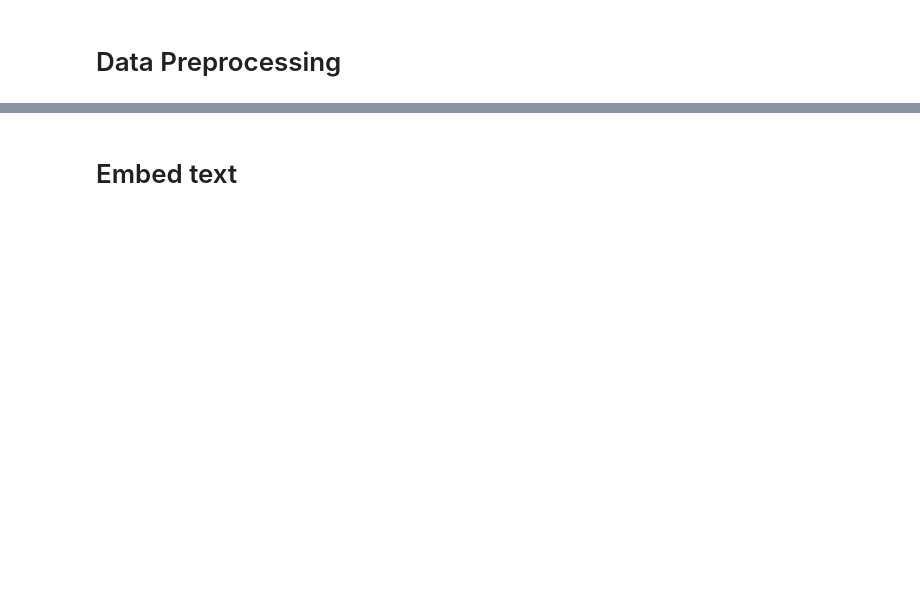
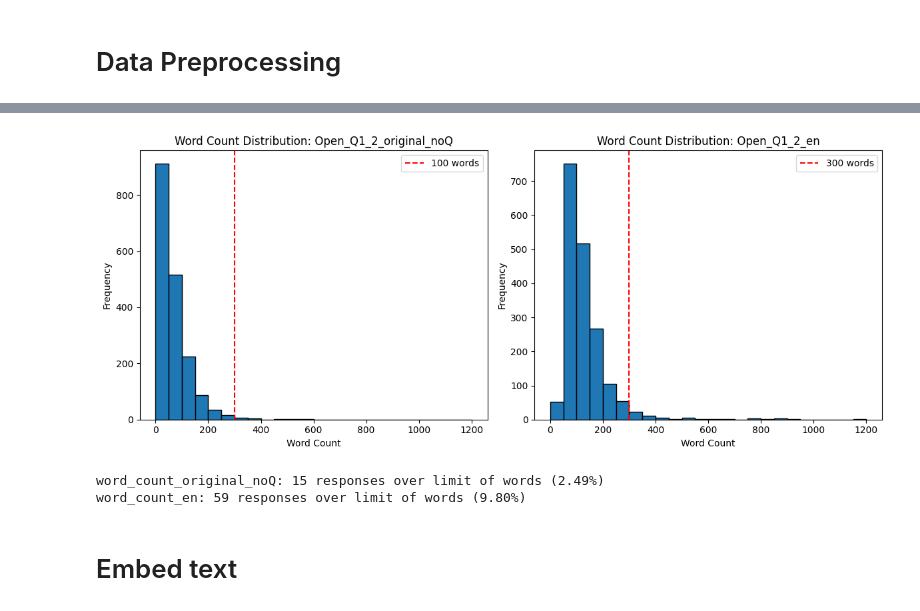
Before and after one commit to vvader24/WJC, a Jupyter notebook: Will/Wave 1/multilingual_tm.ipynb, the cells around one changed output, grey strips where cells are left out. Cells and saved outputs as stored; diff of their text form; code cells hidden in the pictures; blank space fills up the shorter version.

```diff
--- a/Will/Wave 1/multilingual_tm.ipynb
+++ b/Will/Wave 1/multilingual_tm.ipynb
@@ -4,7 +4,7 @@
 import pandas as pd
 
 # Load data
-df = pd.read_csv("/Users/willjettinghoff/Desktop/Wise Jugement/Prelim Data/WJC_firstwave_merged_with_original.csv")
+df = pd.read_csv("/Users/willjettinghoff/Desktop/WiseJudgement/Prelim Data/WJC_firstwave_merged_with_original.csv")
 
 # Define prompts
 prompts = [
@@ -135,6 +135,17 @@ df = (
 df = concatenate_open_responses(df, prefix='original')
 df = concatenate_open_responses(df, prefix='en')
 
+# Create versions of Q1+Q2 without prompt text
+df['Open_Q1_2_original_noQ'] = (
+    df['Open_1_original'].fillna('<NA>') + " " +
+    df['Open_2_original'].fillna('<NA>')
+).str.replace(r'\s+', ' ', regex=True).str.strip()
+
+df['Open_Q1_2_en_noQ'] = (
+    df['Open_1_en'].fillna('<NA>') + " " +
+    df['Open_2_en'].fillna('<NA>')
+).str.replace(r'\s+', ' ', regex=True).str.strip()
+
 import re
 
 def clean_text(text):
@@ -155,7 +166,8 @@ columns_to_clean = [ # this is all the text variables, group by type (original l
     'Open_4_original', 'Open_5_original', 'Open_6_original', 'Open_7_original',
     'Norm_Q', 'Open_1_en', 'Open_2_en', 'Open_3_en', 'Open_4_en',
     'Open_5_en', 'Open_6_en', 'Open_7_en', 'all_open_original',
-    'Open_Q1_2_original', 'all_open_en', 'Open_Q1_2_en'
+    'Open_Q1_2_original', 'all_open_en', 'Open_Q1_2_en',
+    'Open_Q1_2_original_noQ', 'Open_Q1_2_en_noQ'
 ]
 
 df[columns_to_clean] = df[columns_to_clean].applymap(clean_text)
@@ -181,3 +193,49 @@ dtypes: bool(1), float64(2), int64(2), object(80)
 memory usage: 1.2+ MB
+# %%
+df[['Open_Q1_2_original_noQ', 'Open_Q1_2_en']].apply(lambda col: col.str.split().str.len())
+
+
+df['word_count_original_noQ'], df['word_count_en'] = (
+    df['Open_Q1_2_original_noQ'].str.split().str.len(),
+    df['Open_Q1_2_en'].str.split().str.len()
+)
+
+import matplotlib.pyplot as plt
+import numpy as np
+
+bins = np.arange(0, max(df['word_count_original_noQ'].max(), df['word_count_en'].max()) + 50, 50)
+
+plt.figure(figsize=(12, 5))
+
+# Histogram for original language
+plt.subplot(1, 2, 1)
+plt.hist(df['word_count_original_noQ'].dropna(), bins=bins, edgecolor='black')
+plt.axvline(300, color='red', linestyle='--', label='100 words')
+plt.title('Word Count Distribution: Open_Q1_2_original_noQ')
+plt.xlabel('Word Count')
+plt.ylabel('Frequency')
+plt.legend()
+
+# Histogram for English translation
+plt.subplot(1, 2, 2)
+plt.hist(df['word_count_en'].dropna(), bins=bins, edgecolor='black')
+plt.axvline(300, color='red', linestyle='--', label='300 words')
+plt.title('Word Count Distribution: Open_Q1_2_en')
+plt.xlabel('Word Count')
+plt.ylabel('Frequency')
+plt.legend()
+
+plt.tight_layout()
+plt.show()
+
+for col in ['word_count_original_noQ', 'word_count_en']:
+    total = df[col].notna().sum()
+    over_384 = (df[col] > 300).sum()
+    pct_over_384 = over_384 / total * 300 if total > 0 else 0
+    print(f"{col}: {over_384} responses over limit of words ({pct_over_384:.2f}%)")
+# %% [output]
+[figure, added]
+word_count_original_noQ: 15 responses over limit of words (2.49%)
+word_count_en: 59 responses over limit of words (9.80%)
 # %% [markdown]
 # Embed text
```
Also changed, not shown: parts of 11 cells of this notebook.
